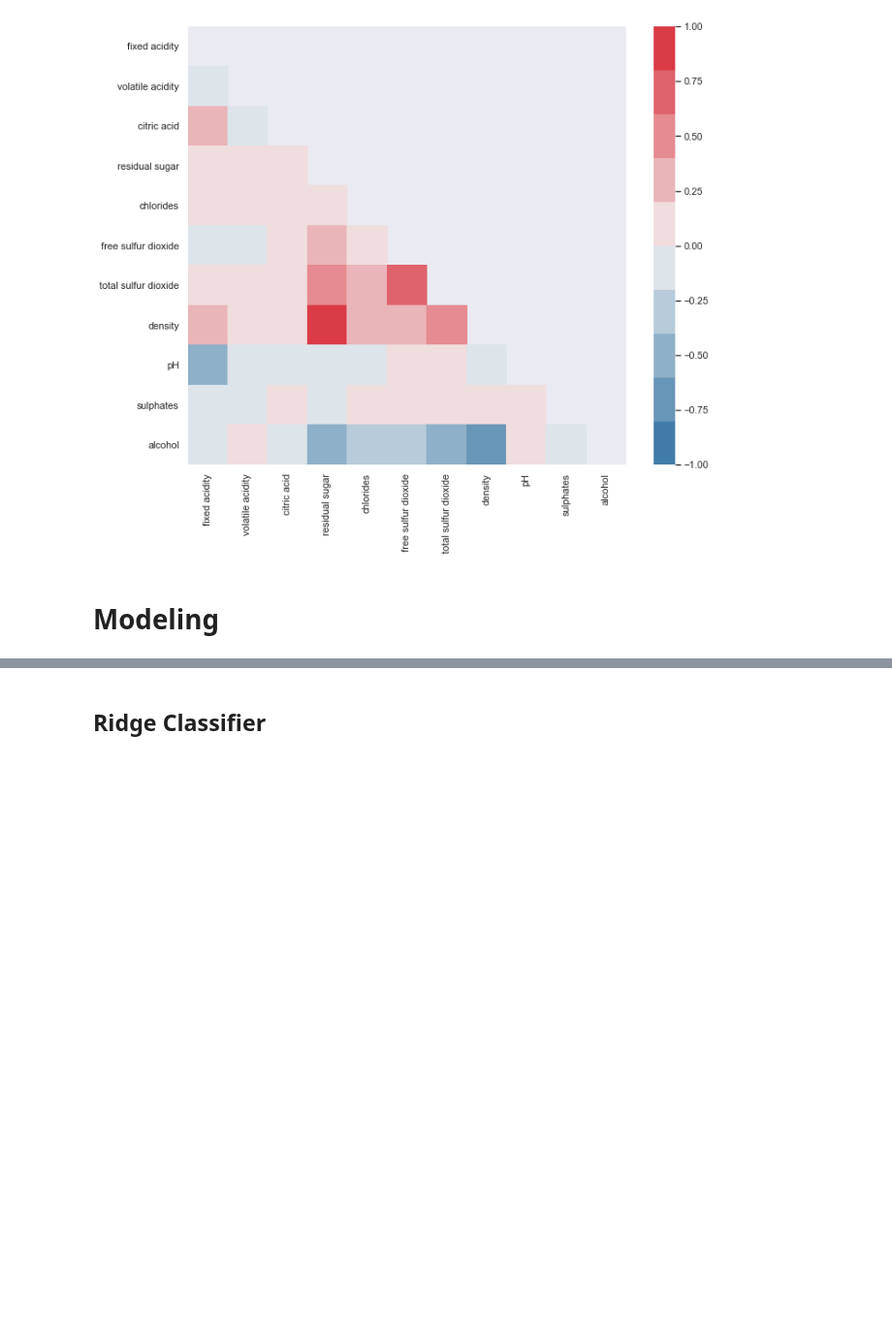
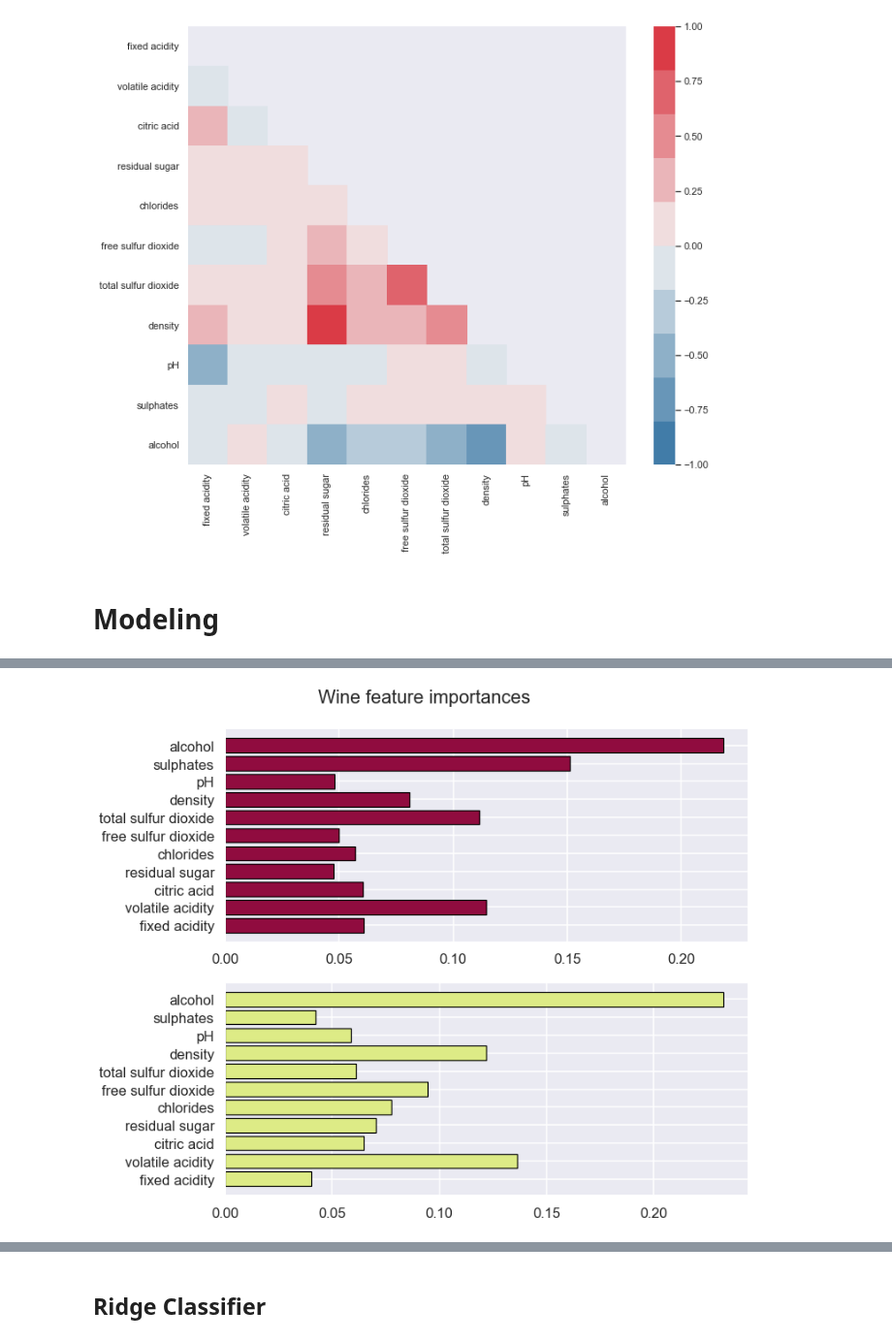
Before and after one commit to infoshareacademy/jdszr2-DataResearchers, a Jupyter notebook: ML/main.ipynb, the cells around one changed output, grey strips where cells are left out. Shown at 97% size. Cells and saved outputs as stored; diff of their text form; code cells hidden in the pictures; blank space fills up the shorter version.

```diff
--- a/ML/main.ipynb
+++ b/ML/main.ipynb
@@ -147,3 +145,40 @@ White wine: 0.7246043899948954
+# %%
+def variable_importance (data_one,data_two,model_one,model_two):
+    sns.set_context("talk")
+    # RED
+    # Get numerical feature importances
+    feature_list_one = list(data_one.drop("quality",axis=1))
+    importances_one = list(model_one.feature_importances_)
+    # List of tuples with variable and importance
+    feature_importances_one = [(feature, round(importance, 2)) for feature, importance in zip(feature_list_one, importances_one)]
+    # Sort the feature importances by most important first
+    feature_importances_one = sorted(feature_importances_one, key = lambda x: x[1], reverse = True)
+    # Print out the feature and importances
+
+    # WHITE
+    # Get numerical feature importances
+    feature_list_two = list(data_two.drop("quality",axis=1))
+    importances_two = list(model_two.feature_importances_)
+    # List of tuples with variable and importance
+    feature_importances_two = [(feature, round(importance, 2)) for feature, importance in zip(feature_list_two, importances_two)]
+    # Sort the feature importances by most important first
+    feature_importances_two = sorted(feature_importances_two, key = lambda x: x[1], reverse = True)
+    # Print out the feature and importances
+
+
+    # list of x locations for plotting
+    x_values = list(range(len(importances)))
+    # Make a bar chart
+
+    fig, axs = plt.subplots(2)
+    fig.suptitle('Wine feature importances')
+    axs[0].barh(feature_list_one, importances_one,color="#900C3F",edgecolor="black",linewidth=1.2)
+    axs[1].barh(feature_list_two, importances_two,color="#DDEB86",edgecolor="black",linewidth=1.2)
+    plt.tight_layout()
+# %%
+variable_importance(wine_red,wine_white,rf_classifier_red,rf_classifier_white)
+# %% [output]
+[figure, added]
 # %%
 from sklearn.metrics import confusion_matrix
 pred_red = rf_classifier_red.predict(test_x_red)
```
Also changed, not shown: parts of 19 cells of this notebook.
